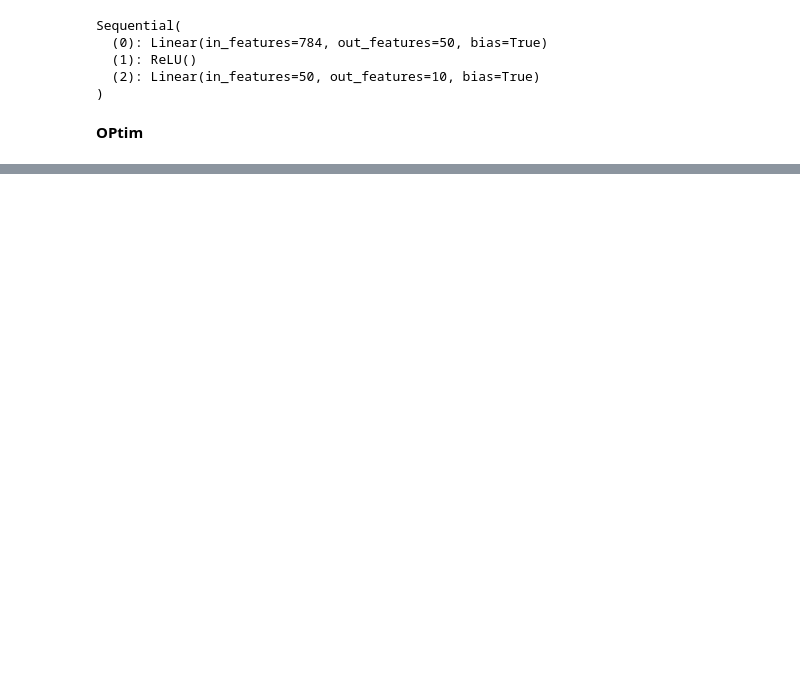
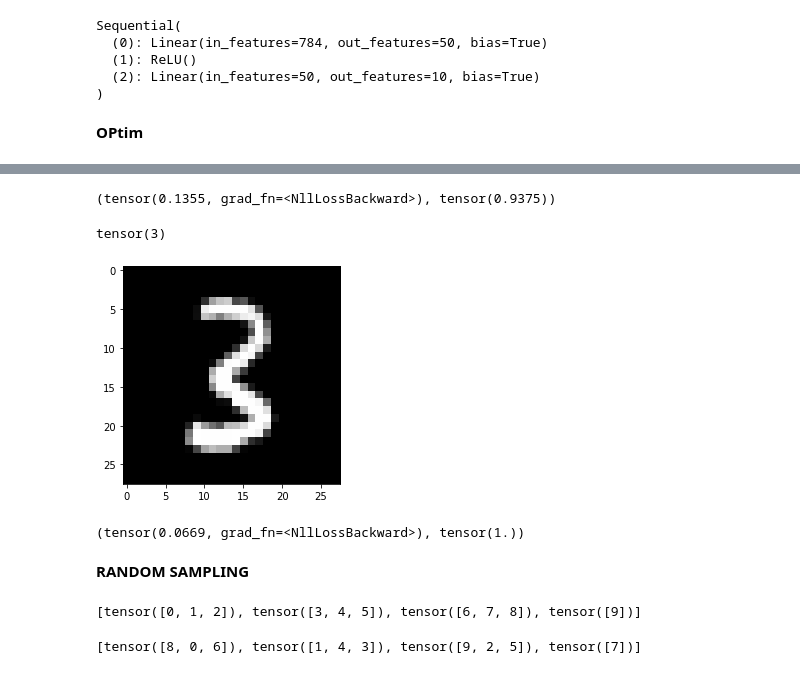
Before and after one commit to Hlompho-Dash/first_try_of_fastai, a Jupyter notebook: 03_minibatch_training.ipynb, the cells around one changed output, grey strips where cells are left out. Drawn from its saved outputs; the diff is of its cells as text; code cells hidden in the pictures; blank space fills up the shorter version.

Commit message:
Done with minibatch training
about to move on to hooks and callbacks

```diff
--- a/03_minibatch_training.ipynb
+++ b/03_minibatch_training.ipynb
@@ -321,0 +347,37 @@ assert acc >0.7
+# %%
+for epoch in range(epochs):
+  for i in range((n-1)//bs +1):
+    xb,yb = train_ds[i*bs: i*bs+bs]
+
+    pred = model(xb)
+    loss = loss_func(model(xb),yb)
+    loss.backward()
+
+    opt.step()
+    opt.zero_grad()
+# %%
+loss, acc = loss_func(model(xb), yb), accuracy(model(xb),yb)
+
+loss, acc
+# %% [output]
+(tensor(0.1355, grad_fn=<NllLossBackward>), tensor(0.9375))
+# %%
+class DataLoader():
+  def __init__(self, ds, bs): self.ds,self.bs = ds,bs
+
+  def __iter__(self):
+    for i in range(0, len(self.ds), self.bs): yield self.ds[i:i+self.bs]
+# %%
+train_dl = DataLoader(train_ds, bs)
+valid_dl = DataLoader(valid_ds, bs)
+# %%
+xb,yb = next(iter(valid_dl))
+
+assert xb.shape == (bs, 28*28)
+assert yb.shape == (bs,)
+# %%
+plt.imshow(xb[0].view(28,28))
+yb[0]
+# %% [output]
+tensor(3)
+[figure, added]
@@ -321,0 +398,8 @@ assert acc >0.7
+# %%
+loss,acc = loss_func(model(xb), yb), accuracy(model(xb),yb)
+
+loss,acc
+# %% [output]
+(tensor(0.0669, grad_fn=<NllLossBackward>), tensor(1.))
+# %% [markdown]
+**RANDOM SAMPLING**
@@ -321,0 +416,10 @@ assert acc >0.7
+# %%
+s = Sampler(small_ds,3,False)
+[it for it in s]
+# %% [output]
+[tensor([0, 1, 2]), tensor([3, 4, 5]), tensor([6, 7, 8]), tensor([9])]
+# %%
+s = Sampler(small_ds,3,True)
+[o for o in s]
+# %% [output]
+[tensor([8, 0, 6]), tensor([1, 4, 3]), tensor([9, 2, 5]), tensor([7])]
```
Also changed, not shown: parts of 41 cells of this notebook.
